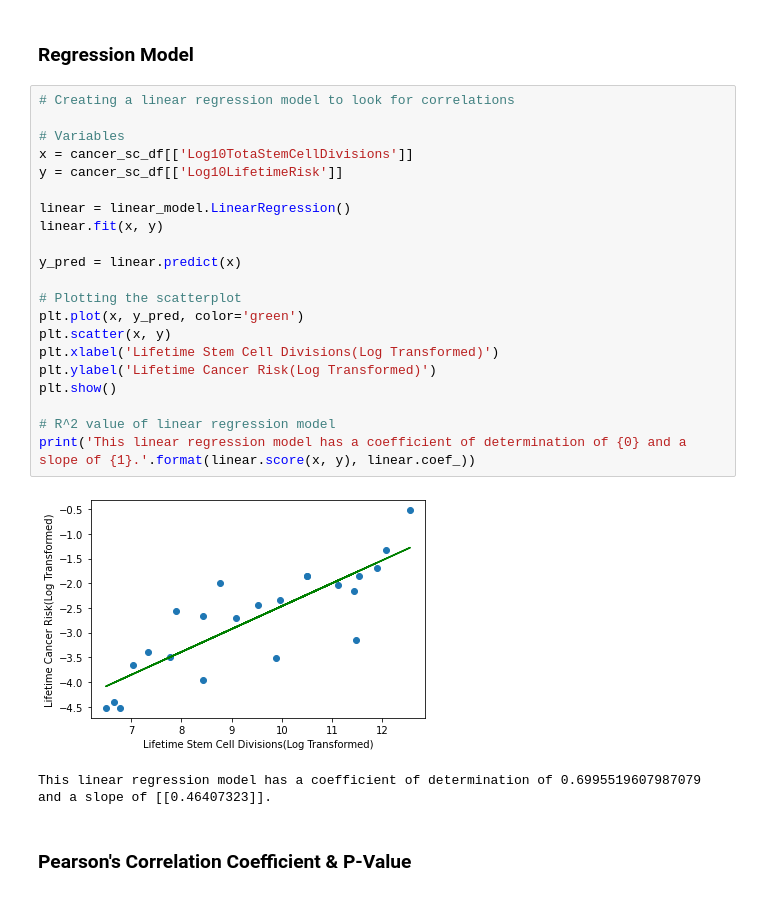
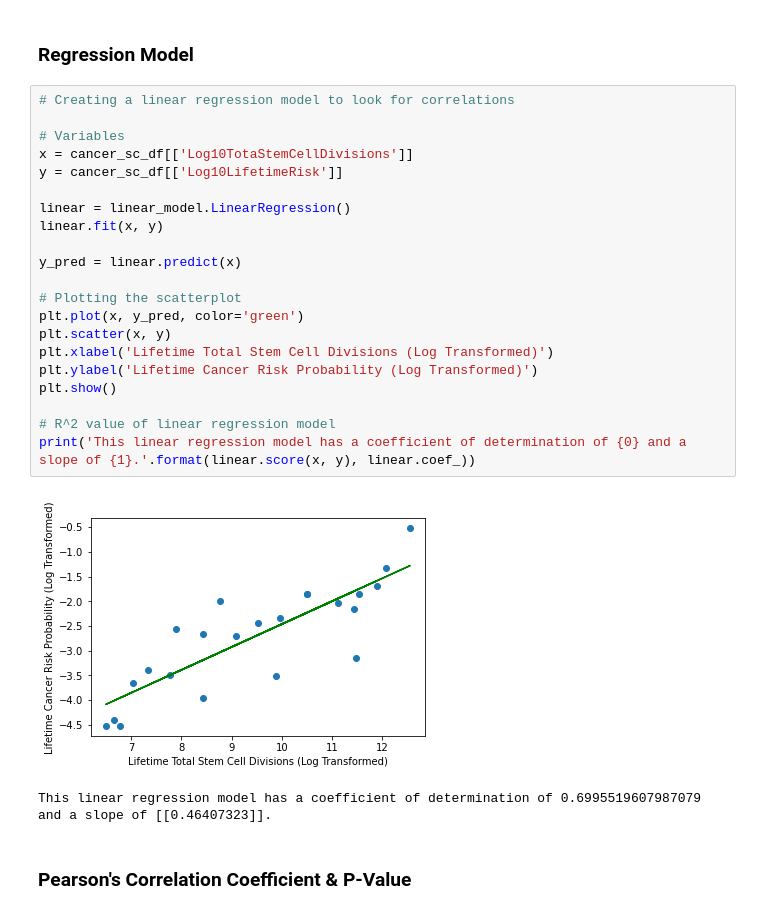
Before and after one commit to recurringjokehere/TomaStem, a Jupyter notebook: fatemap.ipynb, the cells around one changed output. Drawn from its saved outputs; the diff is of its cells as text.

```diff
--- a/fatemap.ipynb
+++ b/fatemap.ipynb
@@ -95,26 +95,26 @@ By comparison, the log-transformed data much more closely resembles a bell-curve
 # %%
 # Creating a linear regression model to look for correlations
 
 # Variables
 x = cancer_sc_df[['Log10TotaStemCellDivisions']]
 y = cancer_sc_df[['Log10LifetimeRisk']]
 
 linear = linear_model.LinearRegression()
 linear.fit(x, y)
 
 y_pred = linear.predict(x)
 
 # Plotting the scatterplot
 plt.plot(x, y_pred, color='green')
 plt.scatter(x, y)
-plt.xlabel('Lifetime Stem Cell Divisions(Log Transformed)')
-plt.ylabel('Lifetime Cancer Risk(Log Transformed)')
+plt.xlabel('Lifetime Total Stem Cell Divisions (Log Transformed)')
+plt.ylabel('Lifetime Cancer Risk Probability (Log Transformed)')
 plt.show()
 
 # R^2 value of linear regression model
 print('This linear regression model has a coefficient of determination of {0} and a slope of {1}.'.format(linear.score(x, y), linear.coef_))
 # %% [output]
-[figure, old version]
+[figure, new version]
 This linear regression model has a coefficient of determination of 0.6995519607987079 and a slope of [[0.46407323]].
 # %% [markdown]
 ### Pearson's Correlation Coefficient & P-Value
```
Also changed, not shown: parts of 1 cell of this notebook.
